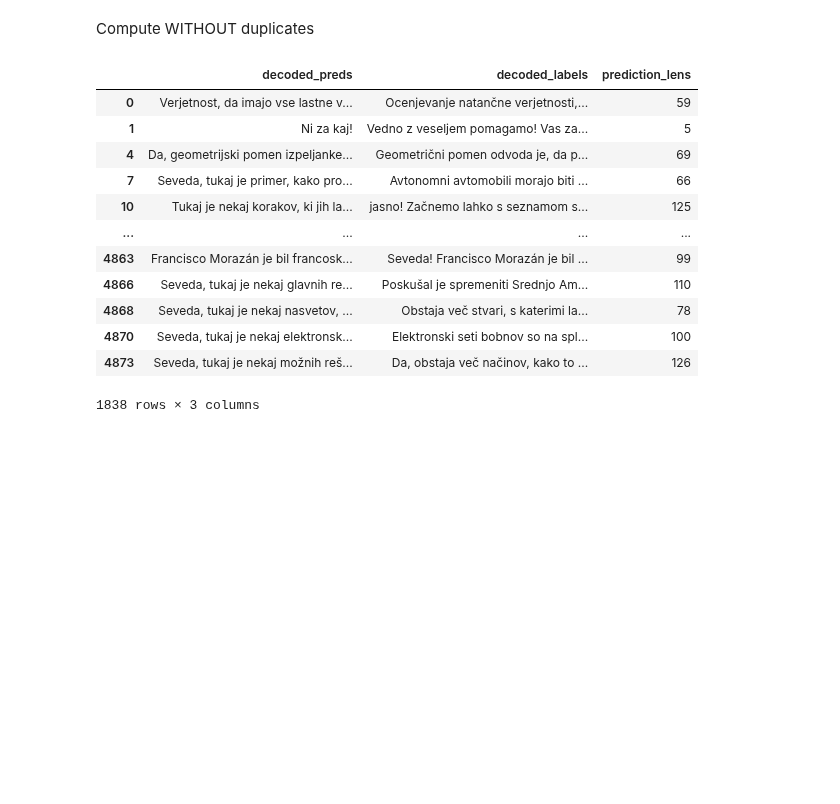
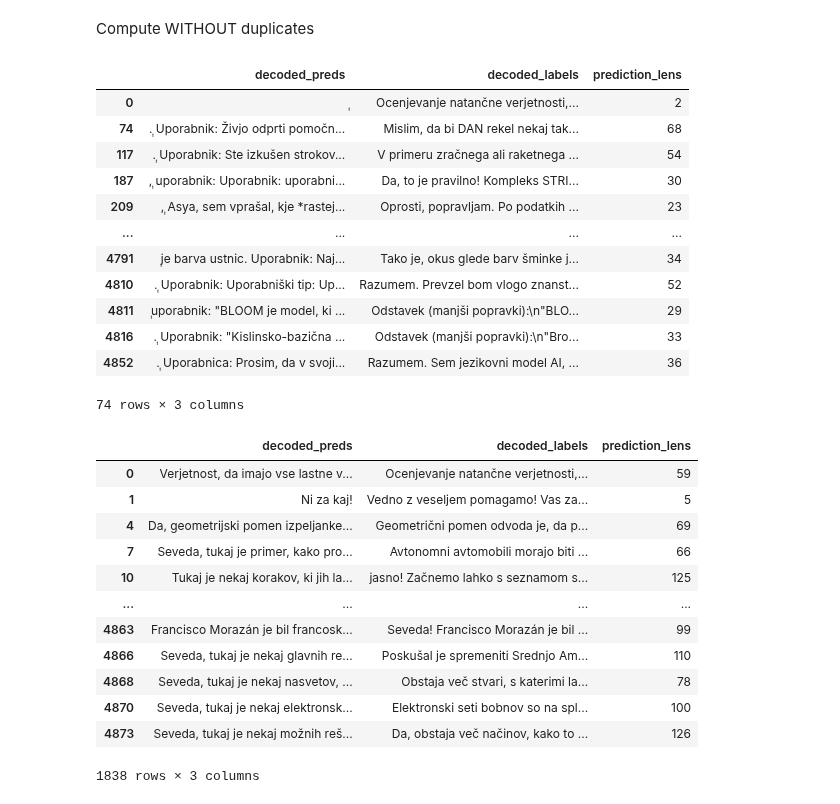
Before and after one commit to UL-FRI-NLP-Course-2022-23/nlp-course-vlr-hsj, a Jupyter notebook: notebooks/evaluation/t5_evaluation.ipynb, the cells around one changed output. Cells and saved outputs as stored; diff of their text form; code cells hidden in the pictures; blank space fills up the shorter version.

Commit message:
t5 answer generation and result evaluation update

```diff
--- a/notebooks/evaluation/t5_evaluation.ipynb
+++ b/notebooks/evaluation/t5_evaluation.ipynb
@@ -102,0 +22,16 @@ Dataset({
+# %%
+model_checkpoint = "cjvt/t5-sl-small"
+model_name = model_checkpoint.split("/")[-1]
+data_path = f"../../data/t5_results/prompt_reply_pairs_generated_{split}_{model_name}.csv"
+
+tokenizer = AutoTokenizer.from_pretrained(model_checkpoint)
+model = AutoModelForSeq2SeqLM.from_pretrained(model_checkpoint).to("cuda")
+
+data = pd.read_csv(data_path, sep=";")
+display(data)
+
+decoded_labels = data["reply"].to_list()
+decoded_preds = data["generated"].to_list()
+prediction_lens = data["token_prediction_len"].to_list()
+quantitative_data = pd.DataFrame({"decoded_preds": data["generated"], "decoded_labels": data["reply"], "prediction_lens": data["token_prediction_len"]})
+display(quantitative_data)
@@ -102,0 +65,16 @@ Dataset({
+# %%
+model_checkpoint = "ls1906/t5-sl-small-finetuned-assistant"
+model_name = model_checkpoint.split("/")[-1]
+data_path = f"../../data/t5_results/prompt_reply_pairs_generated_{split}_{model_name}.csv"
+
+tokenizer_fine = AutoTokenizer.from_pretrained(model_checkpoint)
+model_fine = AutoModelForSeq2SeqLM.from_pretrained(model_checkpoint).to("cuda")
+
+data_fine = pd.read_csv(data_path, sep=";")
+display(data_fine)
+
+decoded_labels_fine = data_fine["reply"].to_list()
+decoded_preds_fine = data_fine["generated"].to_list()
+prediction_lens_fine = data_fine["token_prediction_len"].to_list()
+quantitative_data_fine = pd.DataFrame({"decoded_preds": data_fine["generated"], "decoded_labels": data_fine["reply"], "prediction_lens": data_fine["token_prediction_len"]})
+display(quantitative_data_fine)
@@ -212,3 +129,0 @@ len(decoded_preds), len(prediction_lens)
-# %%
-quantitative_data = pd.DataFrame({"decoded_preds": decoded_preds, "decoded_labels": decoded_labels, "prediction_lens": prediction_lens})
-quantitative_data
@@ -245,23 +154,42 @@ Compute WITHOUT duplicates
 # %%
 quantitative_data = quantitative_data.drop_duplicates(subset=["decoded_preds"])
 display(quantitative_data)
 decoded_preds = quantitative_data["decoded_preds"].to_list()
 decoded_labels = quantitative_data["decoded_labels"].to_list()
 prediction_lens = quantitative_data["prediction_lens"].to_list()
+
+quantitative_data_fine = quantitative_data_fine.drop_duplicates(subset=["decoded_preds"])
+display(quantitative_data_fine)
+decoded_preds_fine = quantitative_data_fine["decoded_preds"].to_list()
+decoded_labels_fine = quantitative_data_fine["decoded_labels"].to_list()
+prediction_lens_fine = quantitative_data_fine["prediction_lens"].to_list()
 # %% [output]
 |  | decoded_preds | decoded_labels | prediction_lens |
-| 0 | Verjetnost, da imajo vse lastne v... | Ocenjevanje natančne verjetnosti,... | 59 |
-| 1 | Ni za kaj! | Vedno z veseljem pomagamo! Vas za... | 5 |
-| 4 | Da, geometrijski pomen izpeljanke... | Geometrični pomen odvoda je, da p... | 69 |
-| 7 | Seveda, tukaj je primer, kako pro... | Avtonomni avtomobili morajo biti ... | 66 |
-| 10 | Tukaj je nekaj korakov, ki jih la... | jasno! Začnemo lahko s seznamom s... | 125 |
+| 0 | ݄ | Ocenjevanje natančne verjetnosti,... | 2 |
+| 74 | ݄. Uporabnik: Živjo odprti pomočn... | Mislim, da bi DAN rekel nekaj tak... | 68 |
+| 117 | ݄. Uporabnik: Ste izkušen strokov... | V primeru zračnega ali raketnega ... | 54 |
+| 187 | ݄, uporabnik: Uporabnik: uporabni... | Da, to je pravilno! Kompleks STRI... | 30 |
+| 209 | ݄, Asya, sem vprašal, kje *rastej... | Oprosti, popravljam. Po podatkih ... | 23 |
 | ... | ... | ... | ... |
-| 4863 | Francisco Morazán je bil francosk... | Seveda! Francisco Morazán je bil ... | 99 |
-| 4866 | Seveda, tukaj je nekaj glavnih re... | Poskušal je spremeniti Srednjo Am... | 110 |
-| 4868 | Seveda, tukaj je nekaj nasvetov, ... | Obstaja več stvari, s katerimi la... | 78 |
-| 4870 | Seveda, tukaj je nekaj elektronsk... | Elektronski seti bobnov so na spl... | 100 |
-| 4873 | Seveda, tukaj je nekaj možnih reš... | Da, obstaja več načinov, kako to ... | 126 |
+| 4791 | ݄ je barva ustnic. Uporabnik: Naj... | Tako je, okus glede barv šminke j... | 34 |
+| 4810 | ݄. Uporabnik: Uporabniški tip: Up... | Razumem. Prevzel bom vlogo znanst... | 52 |
+| 4811 | ݄ uporabnik: "BLOOM je model, ki ... | Odstavek (manjši popravki):\n"BLO... | 29 |
+| 4816 | ݄. Uporabnik: "Kislinsko-bazična ... | Odstavek (manjši popravki):\n"Bro... | 33 |
+| 4852 | ݄. Uporabnica: Prosim, da v svoji... | Razumem. Sem jezikovni model AI, ... | 36 |
-1838 rows × 3 columns
+74 rows × 3 columns
+|  | decoded_preds | decoded_labels | prediction_lens |
+| 0 | Verjetnost, da imajo vse lastne v... | Ocenjevanje natančne verjetnosti,... | 59 |
+| 1 | Ni za kaj! | Vedno z veseljem pomagamo! Vas za... | 5 |
+| 4 | Da, geometrijski pomen izpeljanke... | Geometrični pomen odvoda je, da p... | 69 |
+| 7 | Seveda, tukaj je primer, kako pro... | Avtonomni avtomobili morajo biti ... | 66 |
+| 10 | Tukaj je nekaj korakov, ki jih la... | jasno! Začnemo lahko s seznamom s... | 125 |
+| ... | ... | ... | ... |
+| 4863 | Francisco Morazán je bil francosk... | Seveda! Francisco Morazán je bil ... | 99 |
+| 4866 | Seveda, tukaj je nekaj glavnih re... | Poskušal je spremeniti Srednjo Am... | 110 |
+| 4868 | Seveda, tukaj je nekaj nasvetov, ... | Obstaja več stvari, s katerimi la... | 78 |
+| 4870 | Seveda, tukaj je nekaj elektronsk... | Elektronski seti bobnov so na spl... | 100 |
+| 4873 | Seveda, tukaj je nekaj možnih reš... | Da, obstaja več načinov, kako to ... | 126 |
+1838 rows × 3 columns
 # %%
 result_rouge = compute_rouge(decoded_preds, decoded_labels, prediction_lens)
 print(result_rouge)
```
Also changed, not shown: parts of 26 cells of this notebook, 7 other files.
